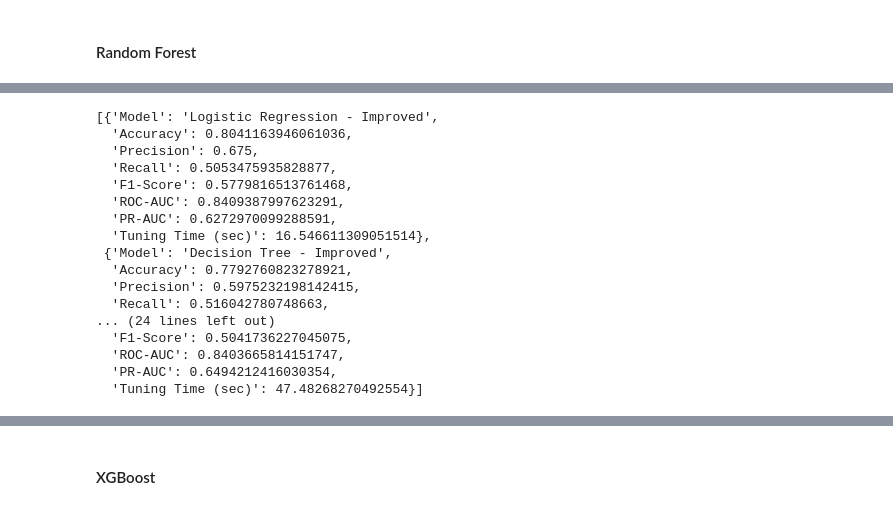
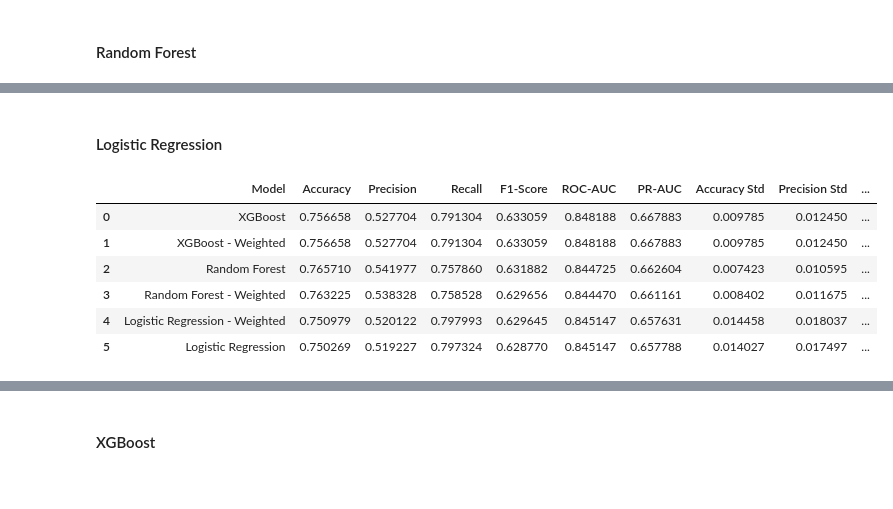
Before and after one commit to Manishavelmani/Weekend-Task, a Jupyter notebook: ai_customer_intelligence/notebooks/06_model_improvement.ipynb, the cells around one changed output, grey strips where cells are left out. Drawn from its saved outputs; the diff is of its cells as text; code cells hidden in the pictures.

```diff
--- a/ai_customer_intelligence/notebooks/06_model_improvement.ipynb
+++ b/ai_customer_intelligence/notebooks/06_model_improvement.ipynb
@@ -363,4 +279,0 @@ random_search_gb = RandomizedSearchCV(
-# %%
-start_time = time.time()
-random_search_gb.fit(X_train,y_train)
-tuning_time_gb = time.time() - start_time
@@ -394,20 +279,0 @@ improved_results.append(gb_result)
-# %%
-improved_results
-# %% [output]
-[{'Model': 'Logistic Regression - Improved',
-  'Accuracy': 0.8041163946061036,
-  'Precision': 0.675,
-  'Recall': 0.5053475935828877,
-  'F1-Score': 0.5779816513761468,
-  'ROC-AUC': 0.8409387997623291,
-  'PR-AUC': 0.6272970099288591,
-  'Tuning Time (sec)': 16.546611309051514},
- {'Model': 'Decision Tree - Improved',
-  'Accuracy': 0.7792760823278921,
-  'Precision': 0.5975232198142415,
-  'Recall': 0.516042780748663,
-... (24 lines left out)
-  'F1-Score': 0.5041736227045075,
-  'ROC-AUC': 0.8403665814151747,
-  'PR-AUC': 0.6494212416030354,
-  'Tuning Time (sec)': 47.48268270492554}]
@@ -413,0 +288,2 @@ improved_results
+# %% [markdown]
+#### Logistic Regression
@@ -413,0 +296,48 @@ improved_results
+# %%
+xgb_weighted_results = cross_validate_model(
+    "XGBoost - Weighted",
+    xgb_weighted,
+    X_train,
+    y_train_binary,
+    cv
+)
+
+rf_weighted_results = cross_validate_model(
+    "Random Forest - Weighted",
+    rf_weighted,
+    X_train,
+    y_train_binary,
+    cv
+)
+
+lr_weighted_results = cross_validate_model(
+    "Logistic Regression - Weighted",
+    lr_weighted,
+    X_train,
+    y_train_binary,
+    cv
+)
+# %%
+class_weight_results = pd.DataFrame([
+    xgb_cv_results,
+    xgb_weighted_results,
+    rf_cv_results,
+    rf_weighted_results,
+    lr_cv_results,
+    lr_weighted_results
+])
+
+class_weight_results = class_weight_results.sort_values(
+    "F1-Score",
+    ascending=False
+).reset_index(drop=True)
+
+class_weight_results
+# %% [output]
+|  | Model | Accuracy | Precision | Recall | F1-Score | ROC-AUC | PR-AUC | Accuracy Std | Precision Std | ... |
+| 0 | XGBoost | 0.756658 | 0.527704 | 0.791304 | 0.633059 | 0.848188 | 0.667883 | 0.009785 | 0.012450 | ... |
+| 1 | XGBoost - Weighted | 0.756658 | 0.527704 | 0.791304 | 0.633059 | 0.848188 | 0.667883 | 0.009785 | 0.012450 | ... |
+| 2 | Random Forest | 0.765710 | 0.541977 | 0.757860 | 0.631882 | 0.844725 | 0.662604 | 0.007423 | 0.010595 | ... |
+| 3 | Random Forest - Weighted | 0.763225 | 0.538328 | 0.758528 | 0.629656 | 0.844470 | 0.661161 | 0.008402 | 0.011675 | ... |
+| 4 | Logistic Regression - Weighted | 0.750979 | 0.520122 | 0.797993 | 0.629645 | 0.845147 | 0.657631 | 0.014458 | 0.018037 | ... |
+| 5 | Logistic Regression | 0.750269 | 0.519227 | 0.797324 | 0.628770 | 0.845147 | 0.657788 | 0.014027 | 0.017497 | ... |
```
Also changed, not shown: parts of 135 cells of this notebook, 7 other files.
